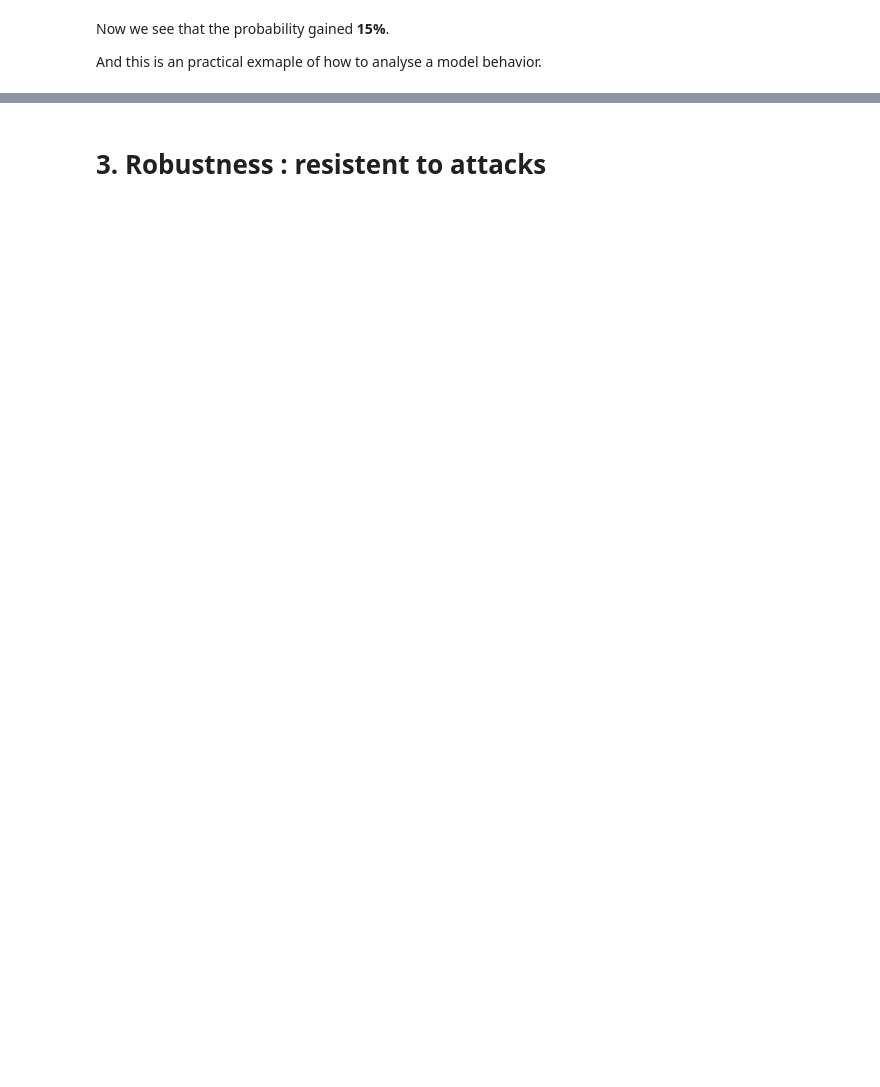
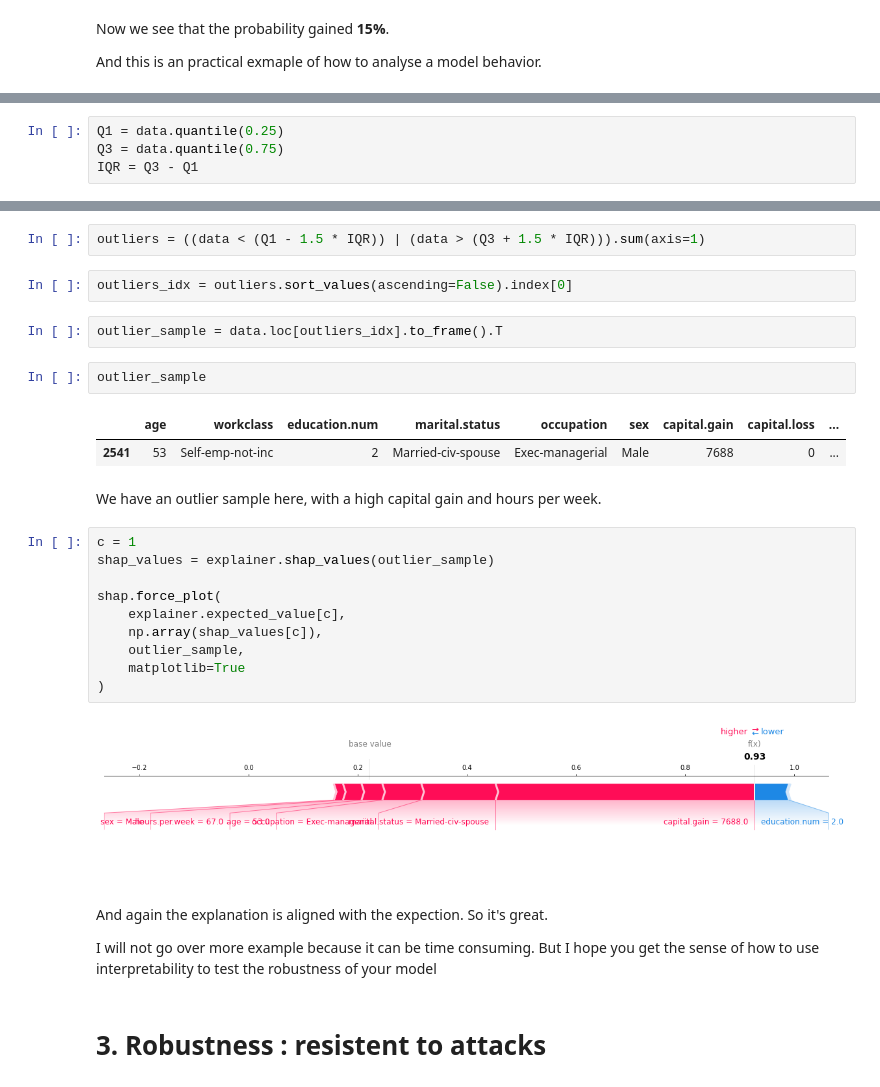
Before and after one commit to Nathanlauga/understand-robustness, a Jupyter notebook: notebooks/understand_robustness.ipynb, the cells around one changed output, grey strips where cells are left out. Saved outputs shown, nothing was run; the diff lists cells and outputs as text; blank space fills up the shorter version.

```diff
--- a/notebooks/understand_robustness.ipynb
+++ b/notebooks/understand_robustness.ipynb
@@ -684,0 +727,4 @@ And this is an practical exmaple of how to analyse a model behavior.
+# %%
+Q1 = data.quantile(0.25)
+Q3 = data.quantile(0.75)
+IQR = Q3 - Q1
@@ -685,2 +741,31 @@ And this is an practical exmaple of how to analyse a model behavior.
+# %%
+outliers = ((data < (Q1 - 1.5 * IQR)) | (data > (Q3 + 1.5 * IQR))).sum(axis=1)
+# %%
+outliers_idx = outliers.sort_values(ascending=False).index[0]
+# %%
+outlier_sample = data.loc[outliers_idx].to_frame().T
+# %%
+outlier_sample
+# %% [output]
+|  | age | workclass | education.num | marital.status | occupation | sex | capital.gain | capital.loss | ... |
+| 2541 | 53 | Self-emp-not-inc | 2 | Married-civ-spouse | Exec-managerial | Male | 7688 | 0 | ... |
+# %% [markdown]
+We have an outlier sample here, with a high capital gain and hours per week.
+# %%
+c = 1
+shap_values = explainer.shap_values(outlier_sample)
+
+shap.force_plot(
+    explainer.expected_value[c],
+    np.array(shap_values[c]),
+    outlier_sample,
+    matplotlib=True
+)
+# %% [output]
+[figure, added]
+# %% [markdown]
+And again the explanation is aligned with the expection. So it's great.
+
+I will not go over more example because it can be time consuming. But I hope you get the sense of how to use interpretability to test the robustness of your model
 # %% [markdown]
 # 3. Robustness : resistent to attacks
```
Also changed, not shown: parts of 19 cells of this notebook.
